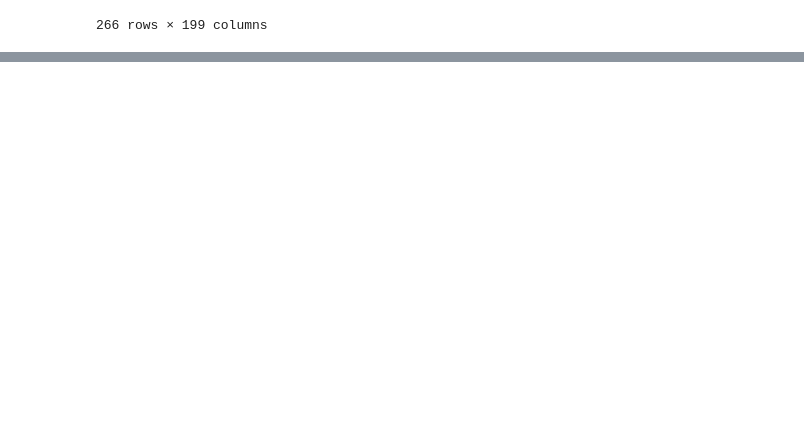
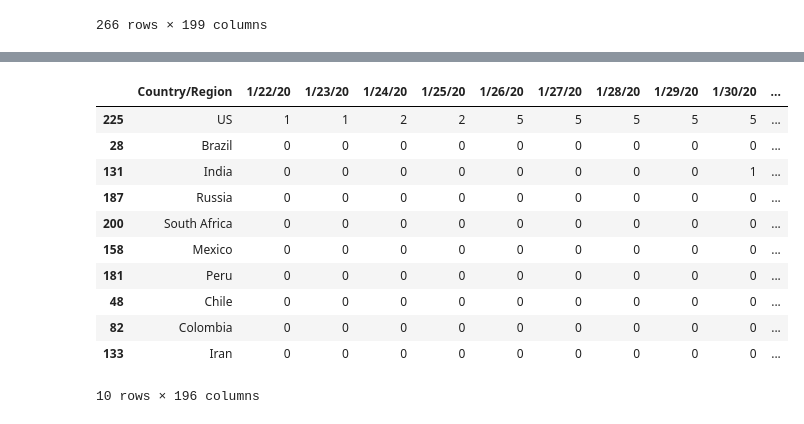
Before and after one commit to Tisks/Covid-Big-Data, a Jupyter notebook: Grafico_mundial_subplot_HumData.ipynb, the cells around one changed output, grey strips where cells are left out. Drawn from its saved outputs; the diff is of its cells as text; code cells hidden in the pictures; blank space fills up the shorter version.

```diff
--- a/Grafico_mundial_subplot_HumData.ipynb
+++ b/Grafico_mundial_subplot_HumData.ipynb
@@ -60,0 +65,27 @@ Name: 8/3/20, dtype: int64
+# %%
+#lista con los 10 paises
+lis=[]
+for paises in df0['Country/Region']:
+    lis.append(paises)
+
+#subframe todos los datos para los 10 peores paises
+top10casos=pd.DataFrame()
+for i in lis:
+    df00 = df.drop(df[df['Country/Region']!=i].index)
+    top10casos = pd.concat([top10casos, df00], axis=0)
+#eliminar duplicados que quedan del for
+top10casos.drop_duplicates(keep=False)
+top10casos
+# %% [output]
+|  | Country/Region | 1/22/20 | 1/23/20 | 1/24/20 | 1/25/20 | 1/26/20 | 1/27/20 | 1/28/20 | 1/29/20 | 1/30/20 | ... |
+| 225 | US | 1 | 1 | 2 | 2 | 5 | 5 | 5 | 5 | 5 | ... |
+| 28 | Brazil | 0 | 0 | 0 | 0 | 0 | 0 | 0 | 0 | 0 | ... |
+| 131 | India | 0 | 0 | 0 | 0 | 0 | 0 | 0 | 0 | 1 | ... |
+| 187 | Russia | 0 | 0 | 0 | 0 | 0 | 0 | 0 | 0 | 0 | ... |
+| 200 | South Africa | 0 | 0 | 0 | 0 | 0 | 0 | 0 | 0 | 0 | ... |
+| 158 | Mexico | 0 | 0 | 0 | 0 | 0 | 0 | 0 | 0 | 0 | ... |
+| 181 | Peru | 0 | 0 | 0 | 0 | 0 | 0 | 0 | 0 | 0 | ... |
+| 48 | Chile | 0 | 0 | 0 | 0 | 0 | 0 | 0 | 0 | 0 | ... |
+| 82 | Colombia | 0 | 0 | 0 | 0 | 0 | 0 | 0 | 0 | 0 | ... |
+| 133 | Iran | 0 | 0 | 0 | 0 | 0 | 0 | 0 | 0 | 0 | ... |
+10 rows × 196 columns
```
Also changed, not shown: parts of 4 cells of this notebook.
